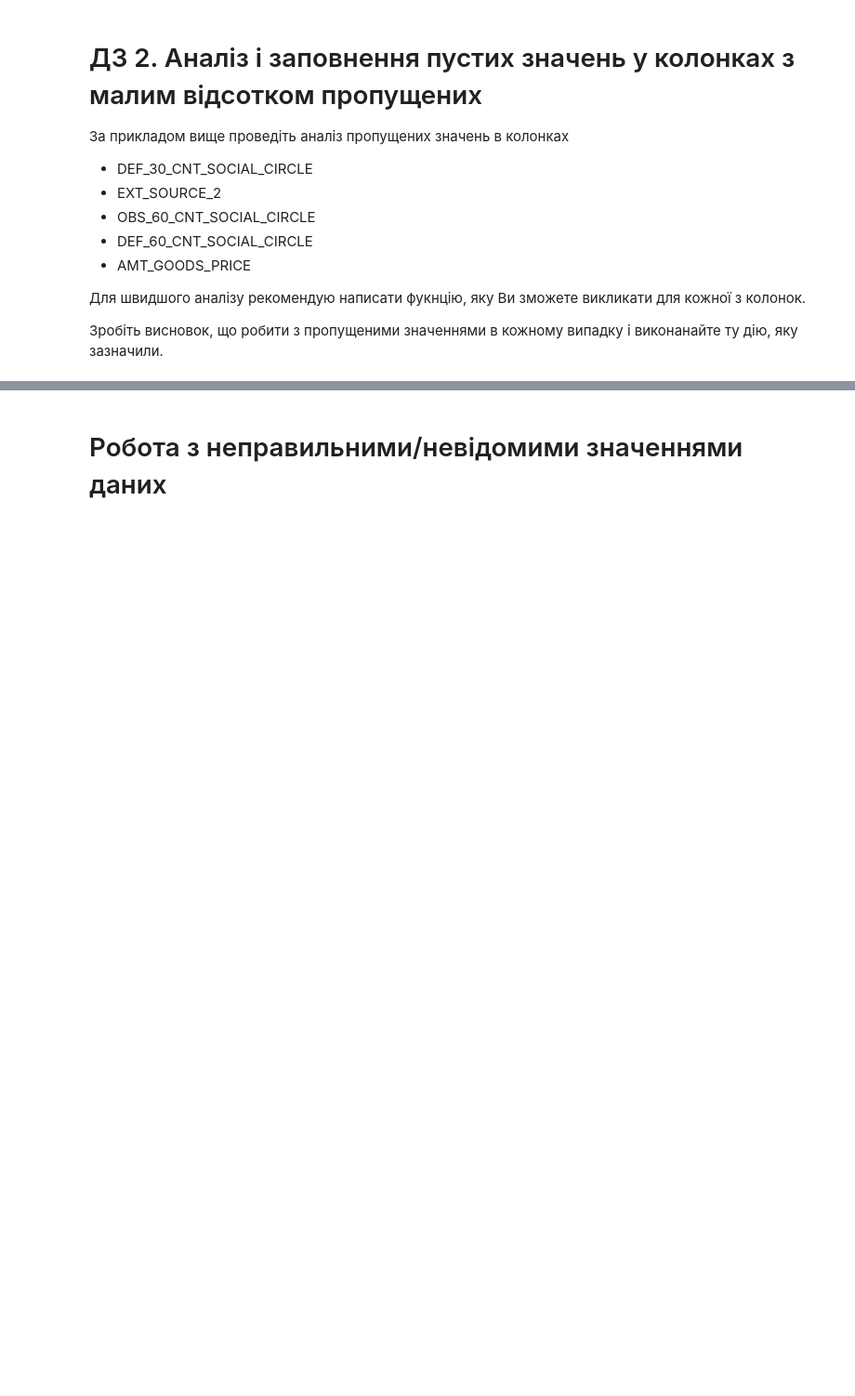
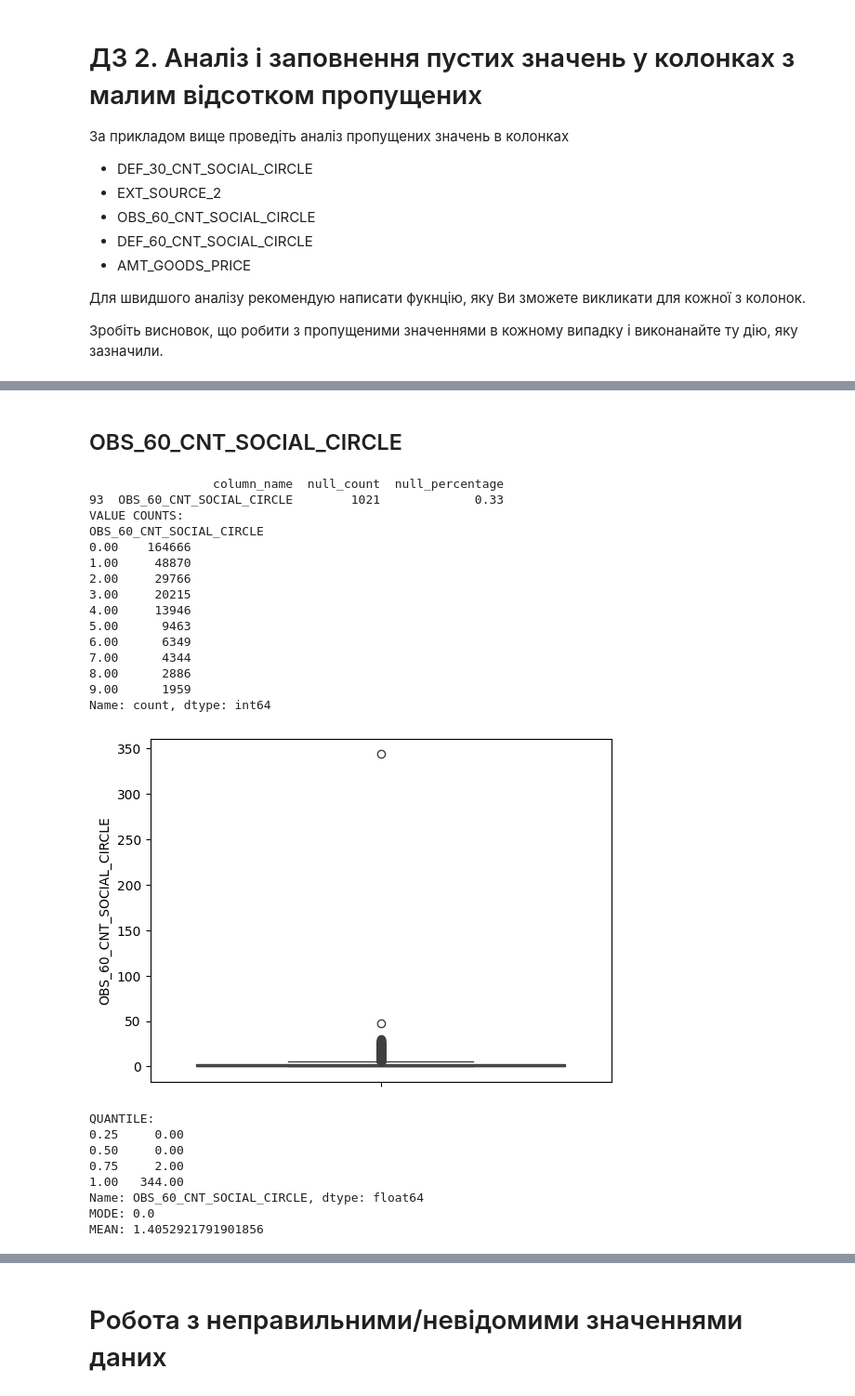
Before and after one commit to Johnny-Jackpot/python_for_ml_tasks, a Jupyter notebook: 1.2 Дослідницький аналіз даних/1_Credit_EDA.ipynb, the cells around one changed output, grey strips where cells are left out. Shown at 93% size. Saved outputs shown, nothing was run; the diff lists cells and outputs as text; code cells hidden in the pictures; blank space fills up the shorter version.

```diff
--- a/1.2 Дослідницький аналіз даних/1_Credit_EDA.ipynb
+++ b/1.2 Дослідницький аналіз даних/1_Credit_EDA.ipynb
@@ -842,0 +887,2 @@ For example, when doing 'df[col].method(value, inplace=True)', try using 'df.met
+# %%
+df.fillna({'DEF_30_CNT_SOCIAL_CIRCLE': df['DEF_30_CNT_SOCIAL_CIRCLE'].median()}, inplace = True)
@@ -842,0 +900,31 @@ For example, when doing 'df[col].method(value, inplace=True)', try using 'df.met
+# %%
+df.fillna({'EXT_SOURCE_2': df['EXT_SOURCE_2'].median()}, inplace = True)
+# %% [markdown]
+## OBS_60_CNT_SOCIAL_CIRCLE
+# %%
+hw2_analyse(df, null_df_under1, 'OBS_60_CNT_SOCIAL_CIRCLE')
+# %% [output]
+                 column_name  null_count  null_percentage
+93  OBS_60_CNT_SOCIAL_CIRCLE        1021             0.33
+VALUE COUNTS:
+OBS_60_CNT_SOCIAL_CIRCLE
+0.00    164666
+1.00     48870
+2.00     29766
+3.00     20215
+4.00     13946
+5.00      9463
+6.00      6349
+7.00      4344
+8.00      2886
+9.00      1959
+Name: count, dtype: int64
+[figure, added]
+QUANTILE:
+0.25     0.00
+0.50     0.00
+0.75     2.00
+1.00   344.00
+Name: OBS_60_CNT_SOCIAL_CIRCLE, dtype: float64
+MODE: 0.0
+MEAN: 1.4052921791901856
```
Also changed, not shown: parts of 22 cells of this notebook, 1 other file.
